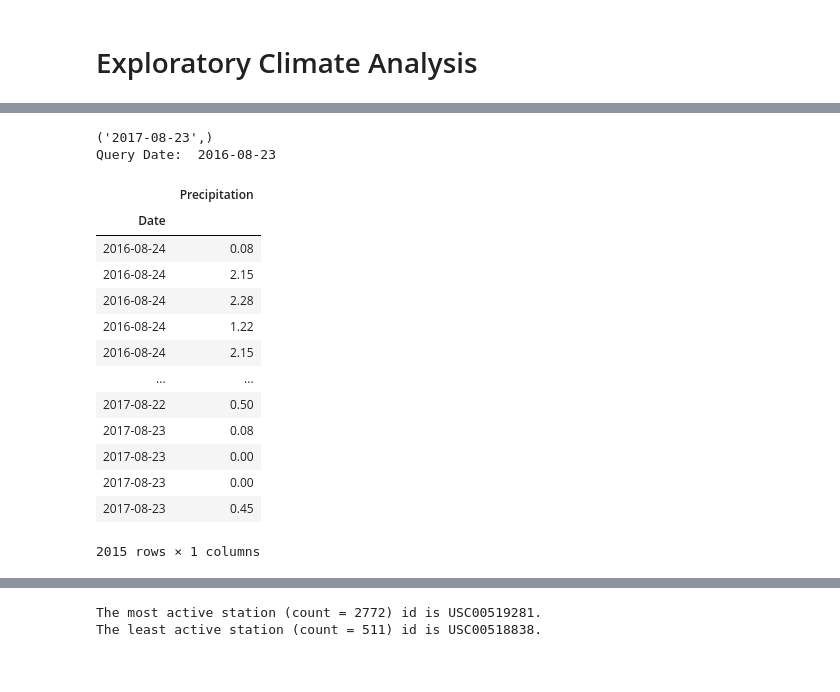
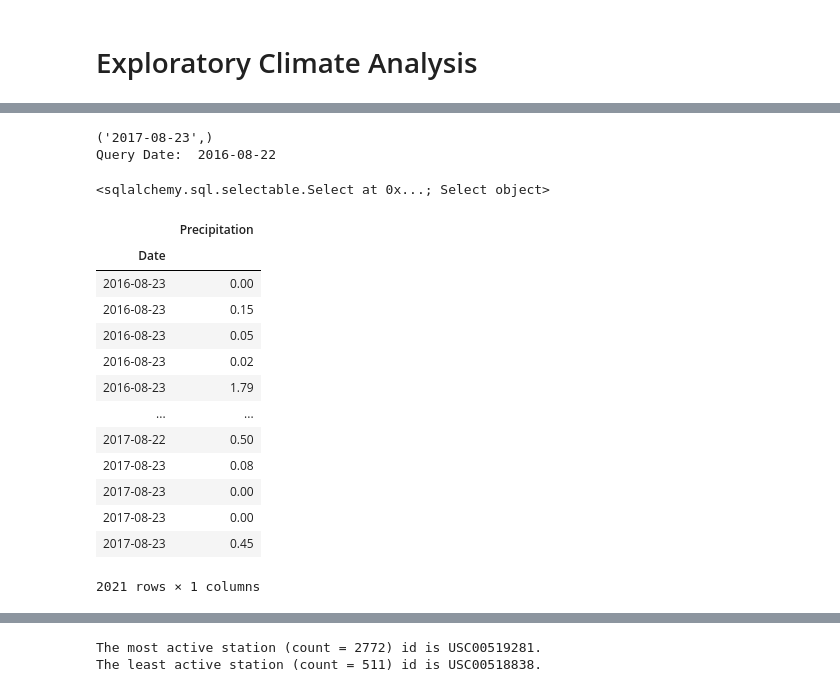
Before and after one commit to leahlindy/sqlalchemy-challenge, a Jupyter notebook: climate_starter.ipynb, the cells around one changed output, grey strips where cells are left out. Cells and saved outputs as stored; diff of their text form; code cells hidden in the pictures.

```diff
--- a/climate_starter.ipynb
+++ b/climate_starter.ipynb
@@ -69,7 +70,7 @@ last_date=session.query(measurement.date).order_by(measurement.date.desc()).firs
 print(last_date)
 
 # 1 year before last date is query_date
-query_date = dt.date(2017, 8, 23) - dt.timedelta(days=365)
+query_date = dt.date(2017, 8, 23) - dt.timedelta(days=366)
 print("Query Date: ", query_date)
 
 # Perform a query to retrieve the data and precipitation scores
@@ -77,31 +78,34 @@ twelvemonth = session.query(measurement.prcp, measurement.date).\
     filter(measurement.date > query_date).\
     order_by(measurement.date).statement
 twelvemonth
-
-# Save the query results as a Pandas DataFrame and set the index to the date column
-df = pd.read_sql_query(twelvemonth, conn)
-df=df.rename(columns={'date':'Date',
-                  'prcp':'Precipitation'})
-df=df.set_index('Date')
-
-# Sort the dataframe by date
-date_df=df.sort_values('Date')
-date_df=date_df.dropna()
-date_df
 # %% [output]
 ('2017-08-23',)
-Query Date:  2016-08-23
+Query Date:  2016-08-22
-|  | Precipitation |
-| Date |  |
-| 2016-08-24 | 0.08 |
-| 2016-08-24 | 2.15 |
-| 2016-08-24 | 2.28 |
-| 2016-08-24 | 1.22 |
-| 2016-08-24 | 2.15 |
-| ... | ... |
-| 2017-08-22 | 0.50 |
-| 2017-08-23 | 0.08 |
-| 2017-08-23 | 0.00 |
-| 2017-08-23 | 0.00 |
-| 2017-08-23 | 0.45 |
-2015 rows × 1 columns
+<sqlalchemy.sql.selectable.Select at 0x...; Select object>
+# %%
+# Save the query results as a Pandas DataFrame and set the index to the date column
+conn=engine.connect()
+df = pd.read_sql_query(twelvemonth, conn)
+df = df.rename(columns={'date':'Date',
+                  'prcp':'Precipitation'})
+df = df.set_index('Date')
+
+# Sort the dataframe by date
+date_df = df.sort_values('Date')
+date_df = date_df.dropna()
+date_df
+# %% [output]
+|  | Precipitation |
+| Date |  |
+| 2016-08-23 | 0.00 |
+| 2016-08-23 | 0.15 |
+| 2016-08-23 | 0.05 |
+| 2016-08-23 | 0.02 |
+| 2016-08-23 | 1.79 |
+| ... | ... |
+| 2017-08-22 | 0.50 |
+| 2017-08-23 | 0.08 |
+| 2017-08-23 | 0.00 |
+| 2017-08-23 | 0.00 |
+| 2017-08-23 | 0.45 |
+2021 rows × 1 columns
```
Also changed, not shown: parts of 10 cells of this notebook, 2 other files.
